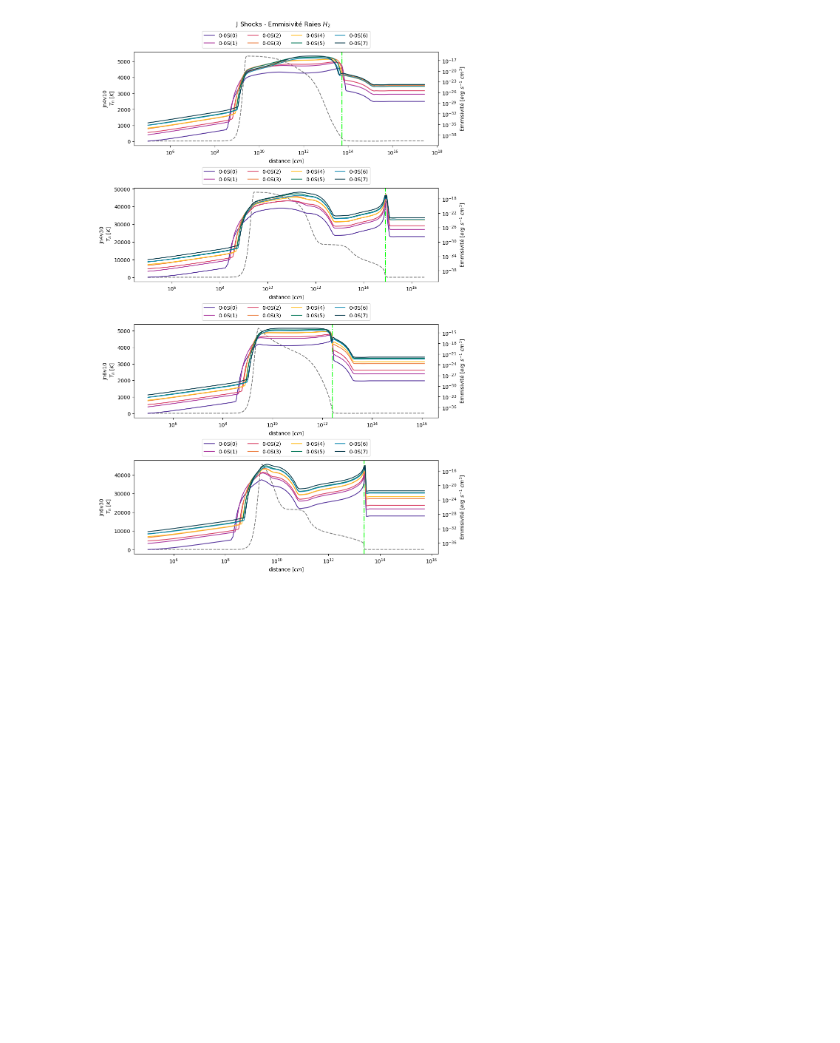
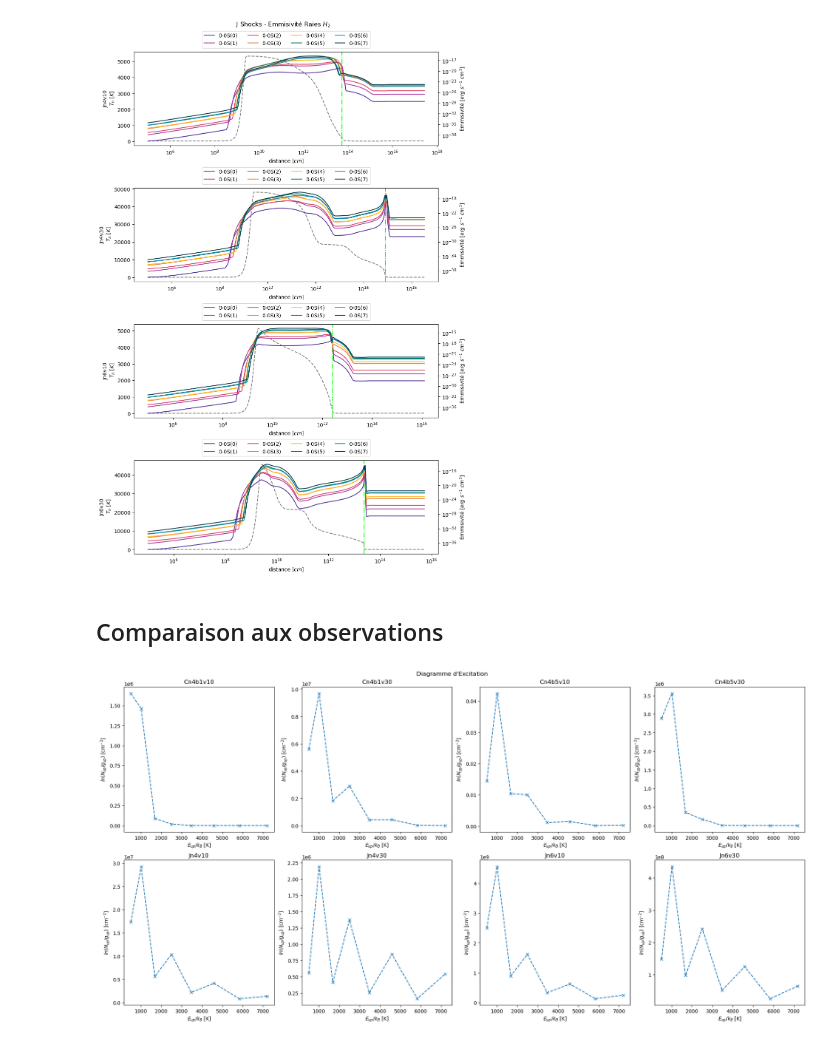
Before and after one commit to georgina-sampson/M04-Shocks, a Jupyter notebook: s06.ipynb, the cells around one changed output. Drawn from its saved outputs; the diff is of its cells as text; code cells hidden in the pictures; blank space fills up the shorter version.

Commit message:
calculo diagrama excitacion

```diff
--- a/s06.ipynb
+++ b/s06.ipynb
@@ -640,3 +640,5 @@ fig.suptitle(f"J Shocks - Emmisivité Raies $H_2$")
 fig.savefig('Jmodels_emm.png')
 # %% [output]
 [figure]
+# %% [markdown]
+## Comparaison aux observations
@@ -642,0 +656,14 @@ fig.savefig('Jmodels_emm.png')
+# %%
+raies={1: 17.03484*u.um, 2: 12.2785*u.um, 3: 9.6649*u.um, 4: 8.0258*u.um, 5: 6.9091*u.um, 6: 6.1089*u.um, 7: 5.5115*u.um, 0:28.2188*u.um}
+E_up = {1: 1015.0*u.K, 2:1682.0*u.K, 3:2503.4*u.K, 4:3474.6*u.K, 5:4586.7*u.K, 6:5829.8*u.K, 7:7196.6*u.K, 0: 509.9*u.K}
+A_ij = {1: 4.76e-10*u.Hz, 2:2.76e-9*u.Hz, 3:9.84e-9*u.Hz, 4:2.64e-8*u.Hz, 5:5.88e-8*u.Hz, 6:1.14e-7*u.Hz, 7:2.00e-7*u.Hz, 0:2.94e-11*u.Hz}
+
+def N_modele(models):
+    for model in models:
+        models[model]['N_up']=dict()
+        data = models[model]['flux']
+
+        for rtag, r in zip(emm[1:], range(8)): models[model]['N_up'][r]= N(A_ij[r], raies[r], data[rtag]).to(1/u.cm*1/u.cm)
+
+N_modele(Cmodels)
+N_modele(Jmodels)
@@ -642,0 +687,29 @@ fig.savefig('Jmodels_emm.png')
+# %%
+fig, axs = plt.subplots(nrows=2,ncols=4,figsize=(20,10), layout='constrained')
+
+for ax, model in zip(axs[0], Cmodels):
+    ax.plot([E_up[r].value for r in range(8)], [Cmodels[model]['N_up'][r].value for r in range(8)], marker='x', ls='--')
+
+#     ax.plot(np.concatenate((xchaud[-1:],xfroid)), linea(np.concatenate((xchaud[-1:],xfroid)),Cmodels[model]['popt_fr'][0],Cmodels[model]['popt_fr'][1]),
+#             '--', label=f"T={-1/Cmodels[model]['popt_fr'][0]:.2e} K")
+
+#     ax.plot(np.concatenate((xchaud,xfroid[:1])), linea(np.concatenate((xchaud,xfroid[:1])),Cmodels[model]['popt_ch'][0],Cmodels[model]['popt_ch'][1]),
+        #     '-.', label=f"T={-1/Cmodels[model]['popt_ch'][0]:.2e} K")
+
+    ax.set_title(model)
+    ax.set_xlabel("$E_{up}/k_B$ [K]")
+    ax.set_ylabel("$ln(N_{up}/g_{up})$ [cm$^{-2}$]")
+    # ax.legend()
+
+for ax, model in zip(axs[1], Jmodels):
+    ax.plot([E_up[r].value for r in range(8)], [Jmodels[model]['N_up'][r].value for r in range(8)], marker='x', ls='--')
+
+    ax.set_title(model)
+    ax.set_xlabel("$E_{up}/k_B$ [K]")
+    ax.set_ylabel("$ln(N_{up}/g_{up})$ [cm$^{-2}$]")
+    # ax.legend()
+
+fig.suptitle(f"Diagramme d'Excitation")
+fig.savefig('diagExcitModels.png')
+# %% [output]
+[figure, added]
```
Also changed, not shown: parts of 2 cells of this notebook, 1 other file.
